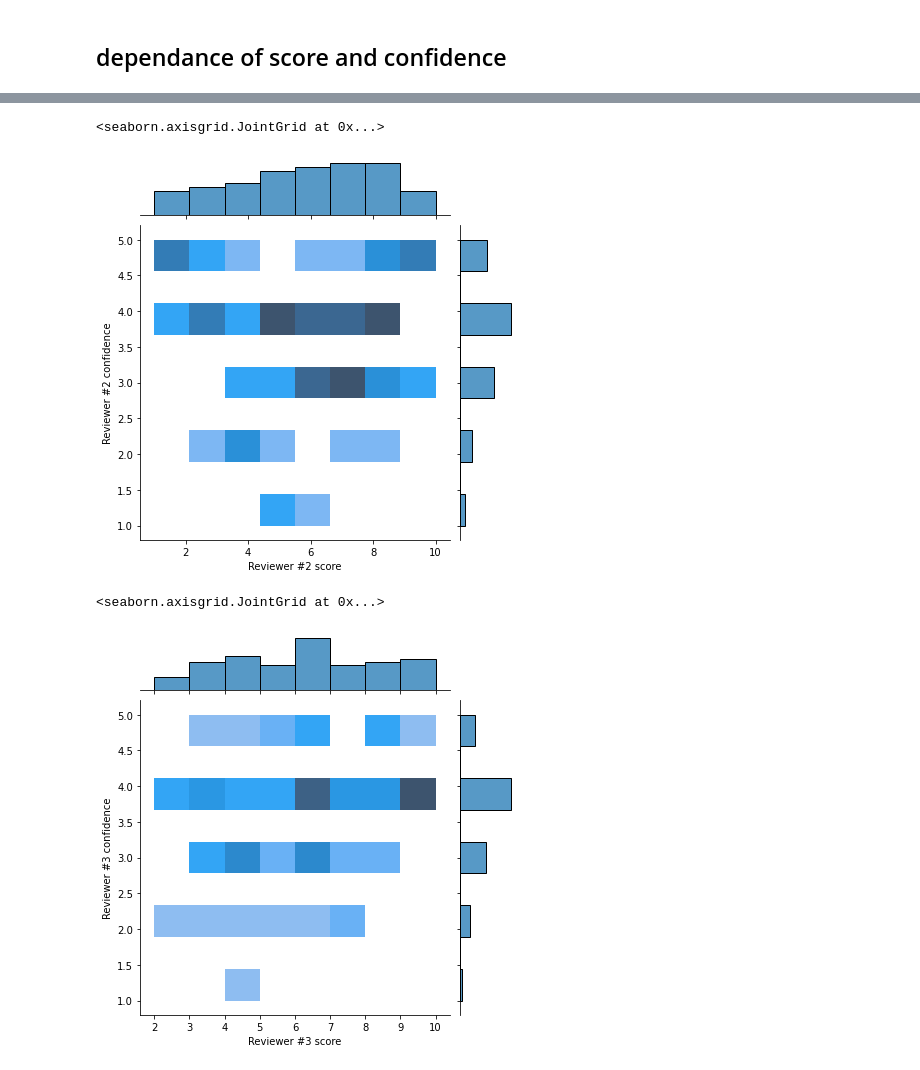
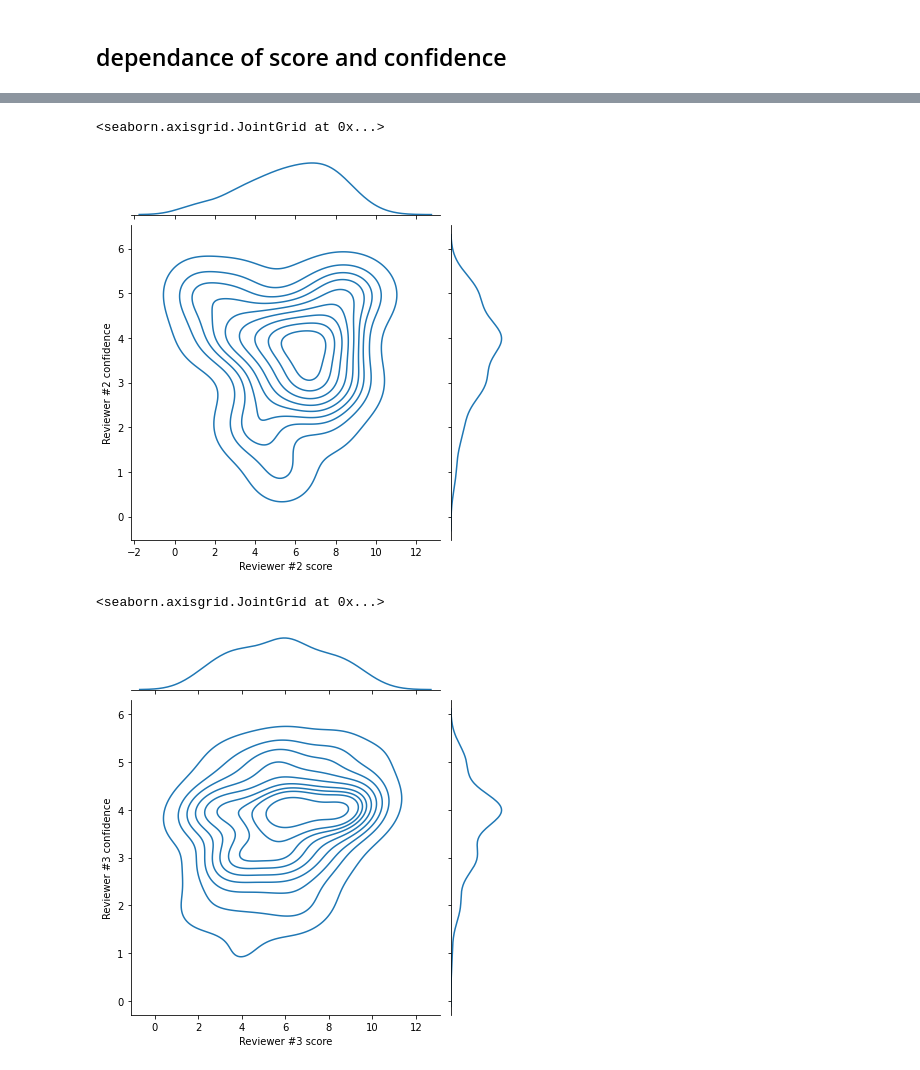
Before and after one commit to laurentperrinet/2022-02-11_COSYNE-scoresheet, a Jupyter notebook: 2022-02-11_COSYNE-scoresheet.ipynb, the cells around one changed output, grey strips where cells are left out. Drawn from its saved outputs; the diff is of its cells as text; code cells hidden in the pictures.

```diff
--- a/2022-02-11_COSYNE-scoresheet.ipynb
+++ b/2022-02-11_COSYNE-scoresheet.ipynb
@@ -281,10 +283,10 @@ sns.jointplot(data=score_sheet, x='Reviewer #1 score', y='Reviewer #1 confidence
 # %%
-sns.jointplot(data=score_sheet, x='Reviewer #2 score', y='Reviewer #2 confidence', kind="hist")
+sns.jointplot(data=score_sheet, x='Reviewer #2 score', y='Reviewer #2 confidence', kind="kde")
 # %% [output]
 <seaborn.axisgrid.JointGrid at 0x...>
-[figure, old version]
+[figure, new version]
 # %%
-sns.jointplot(data=score_sheet, x='Reviewer #3 score', y='Reviewer #3 confidence', kind="hist")
+sns.jointplot(data=score_sheet, x='Reviewer #3 score', y='Reviewer #3 confidence', kind="kde")
 # %% [output]
 <seaborn.axisgrid.JointGrid at 0x...>
-[figure, old version]
+[figure, new version]
```
Also changed, not shown: parts of 6 cells of this notebook.
